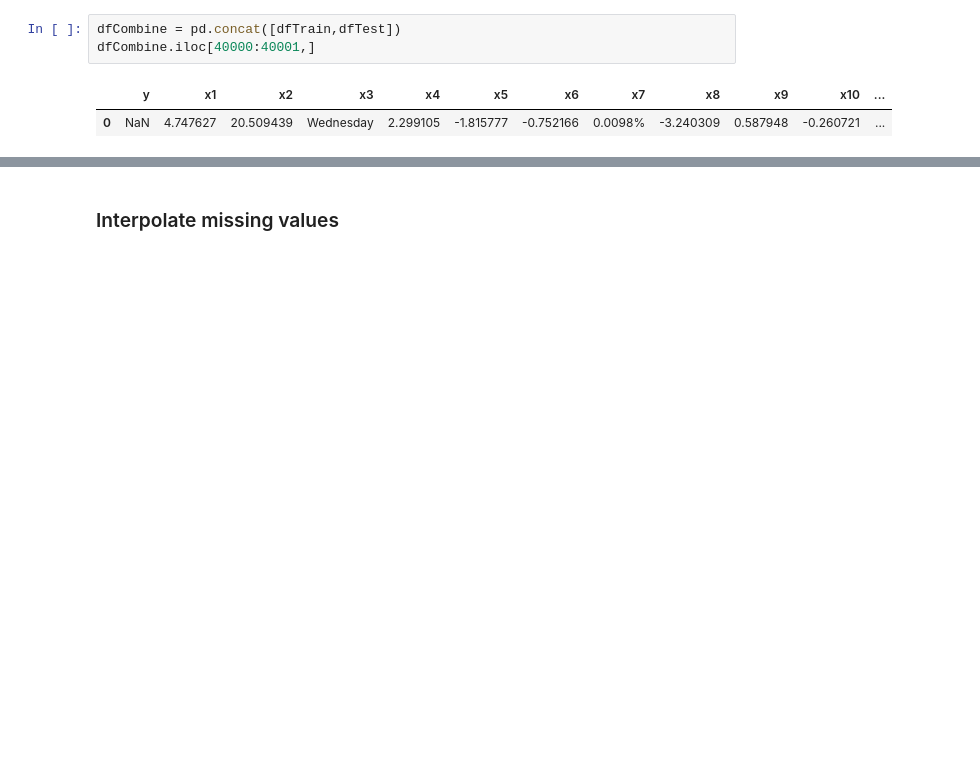
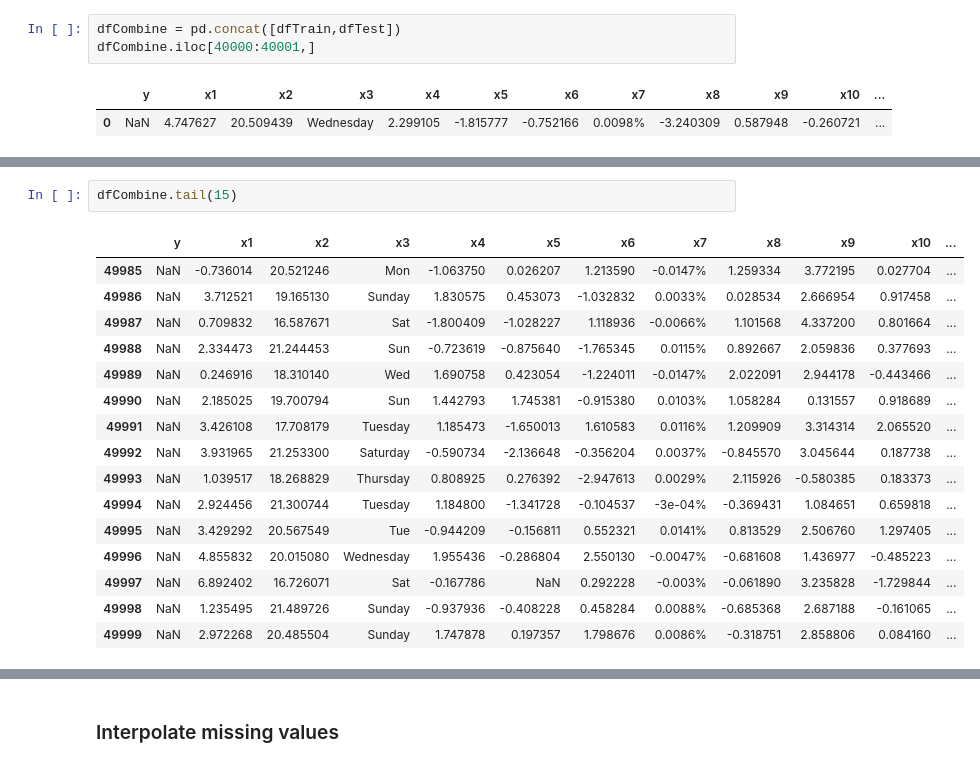
Before and after one commit to tamle2021/classification, a Jupyter notebook: sf.ipynb, the cells around one changed output, grey strips where cells are left out. Drawn from its saved outputs; the diff is of its cells as text; blank space fills up the shorter version.

```diff
--- a/sf.ipynb
+++ b/sf.ipynb
@@ -56,0 +53,19 @@ dfCombine.tail(1)
+# %%
+dfCombine.tail(15)
+# %% [output]
+|  | y | x1 | x2 | x3 | x4 | x5 | x6 | x7 | x8 | x9 | x10 | ... |
+| 49985 | NaN | -0.736014 | 20.521246 | Mon | -1.063750 | 0.026207 | 1.213590 | -0.0147% | 1.259334 | 3.772195 | 0.027704 | ... |
+| 49986 | NaN | 3.712521 | 19.165130 | Sunday | 1.830575 | 0.453073 | -1.032832 | 0.0033% | 0.028534 | 2.666954 | 0.917458 | ... |
+| 49987 | NaN | 0.709832 | 16.587671 | Sat | -1.800409 | -1.028227 | 1.118936 | -0.0066% | 1.101568 | 4.337200 | 0.801664 | ... |
+| 49988 | NaN | 2.334473 | 21.244453 | Sun | -0.723619 | -0.875640 | -1.765345 | 0.0115% | 0.892667 | 2.059836 | 0.377693 | ... |
+| 49989 | NaN | 0.246916 | 18.310140 | Wed | 1.690758 | 0.423054 | -1.224011 | -0.0147% | 2.022091 | 2.944178 | -0.443466 | ... |
+| 49990 | NaN | 2.185025 | 19.700794 | Sun | 1.442793 | 1.745381 | -0.915380 | 0.0103% | 1.058284 | 0.131557 | 0.918689 | ... |
+| 49991 | NaN | 3.426108 | 17.708179 | Tuesday | 1.185473 | -1.650013 | 1.610583 | 0.0116% | 1.209909 | 3.314314 | 2.065520 | ... |
+| 49992 | NaN | 3.931965 | 21.253300 | Saturday | -0.590734 | -2.136648 | -0.356204 | 0.0037% | -0.845570 | 3.045644 | 0.187738 | ... |
+| 49993 | NaN | 1.039517 | 18.268829 | Thursday | 0.808925 | 0.276392 | -2.947613 | 0.0029% | 2.115926 | -0.580385 | 0.183373 | ... |
+| 49994 | NaN | 2.924456 | 21.300744 | Tuesday | 1.184800 | -1.341728 | -0.104537 | -3e-04% | -0.369431 | 1.084651 | 0.659818 | ... |
+| 49995 | NaN | 3.429292 | 20.567549 | Tue | -0.944209 | -0.156811 | 0.552321 | 0.0141% | 0.813529 | 2.506760 | 1.297405 | ... |
+| 49996 | NaN | 4.855832 | 20.015080 | Wednesday | 1.955436 | -0.286804 | 2.550130 | -0.0047% | -0.681608 | 1.436977 | -0.485223 | ... |
+| 49997 | NaN | 6.892402 | 16.726071 | Sat | -0.167786 | NaN | 0.292228 | -0.003% | -0.061890 | 3.235828 | -1.729844 | ... |
+| 49998 | NaN | 1.235495 | 21.489726 | Sunday | -0.937936 | -0.408228 | 0.458284 | 0.0088% | -0.685368 | 2.687188 | -0.161065 | ... |
+| 49999 | NaN | 2.972268 | 20.485504 | Sunday | 1.747878 | 0.197357 | 1.798676 | 0.0086% | -0.318751 | 2.858806 | 0.084160 | ... |
```
Also changed, not shown: parts of 81 cells of this notebook, 3 other files.
